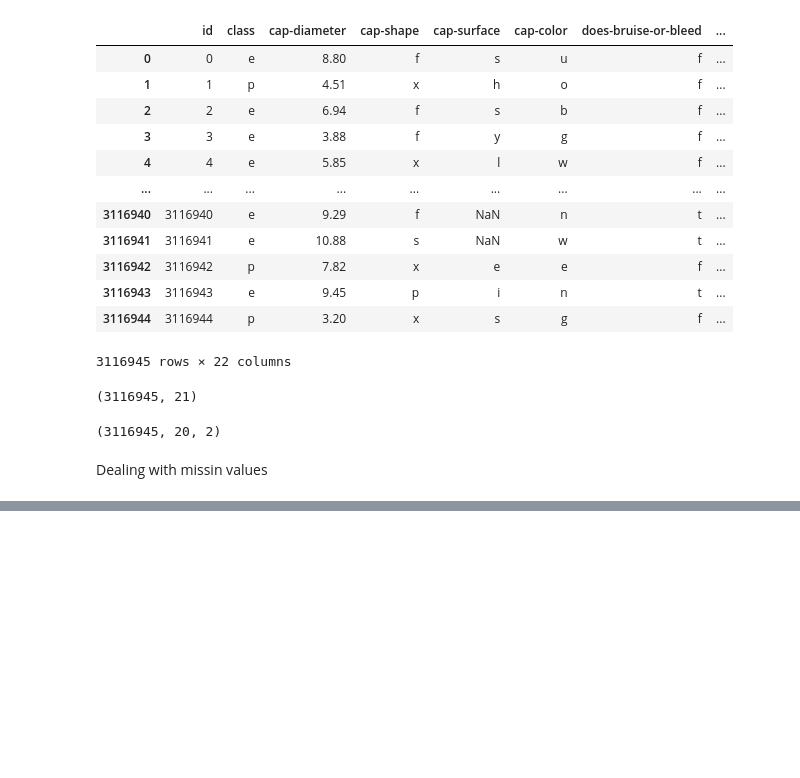
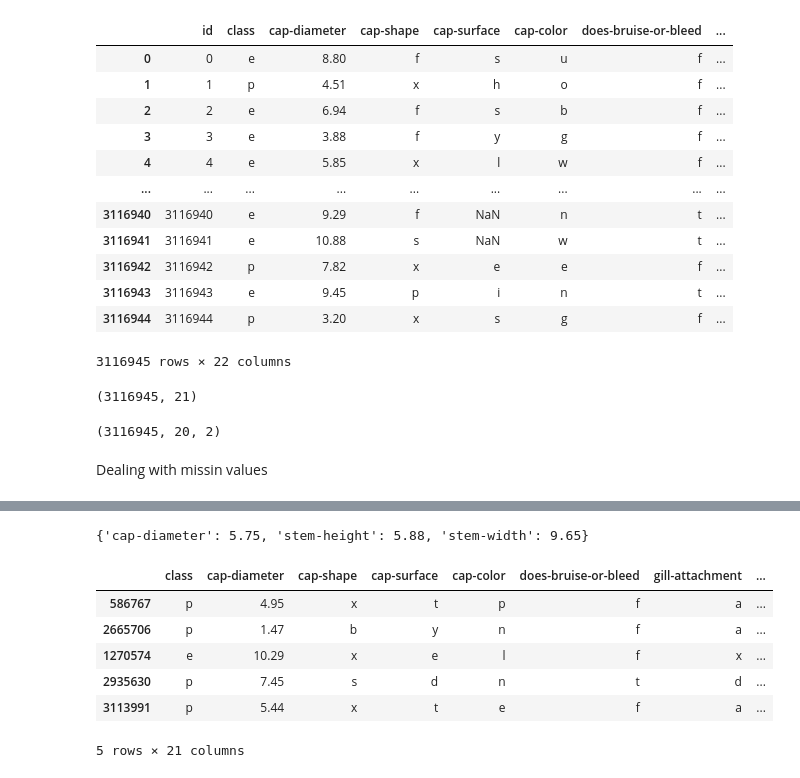
Before and after one commit to sibot89/PyTorch, a Jupyter notebook: Binary_Prediction_of_Poisnous_Mushrooms.ipynb, the cells around one changed output, grey strips where cells are left out. Saved outputs shown, nothing was run; the diff lists cells and outputs as text; code cells hidden in the pictures; blank space fills up the shorter version.

```diff
--- a/Binary_Prediction_of_Poisnous_Mushrooms.ipynb
+++ b/Binary_Prediction_of_Poisnous_Mushrooms.ipynb
@@ -103,0 +120,26 @@ for
+# %%
+median_values = df_train.median(numeric_only=True).to_dict()
+median_values
+# %% [output]
+{'cap-diameter': 5.75, 'stem-height': 5.88, 'stem-width': 9.65}
+# %%
+for column in df_train.columns:
+  if df_train[column].isna().any():
+
+    if df_train[column].dtype == 'object':
+      df_train[column] = df_train[column].fillna(mode_values[column])
+      df_valid[column] = df_valid[column].fillna(mode_values[column])
+
+    else:
+      df_train[column] = df_train[column].fillna(median_values[column])
+      df_valid[column] = df_valid[column].fillna(median_values[column])
+
+df_train.head()
+# %% [output]
+|  | class | cap-diameter | cap-shape | cap-surface | cap-color | does-bruise-or-bleed | gill-attachment | ... |
+| 586767 | p | 4.95 | x | t | p | f | a | ... |
+| 2665706 | p | 1.47 | b | y | n | f | a | ... |
+| 1270574 | e | 10.29 | x | e | l | f | x | ... |
+| 2935630 | p | 7.45 | s | d | n | t | d | ... |
+| 3113991 | p | 5.44 | x | t | e | f | a | ... |
+5 rows × 21 columns
```
Also changed, not shown: parts of 26 cells of this notebook.
